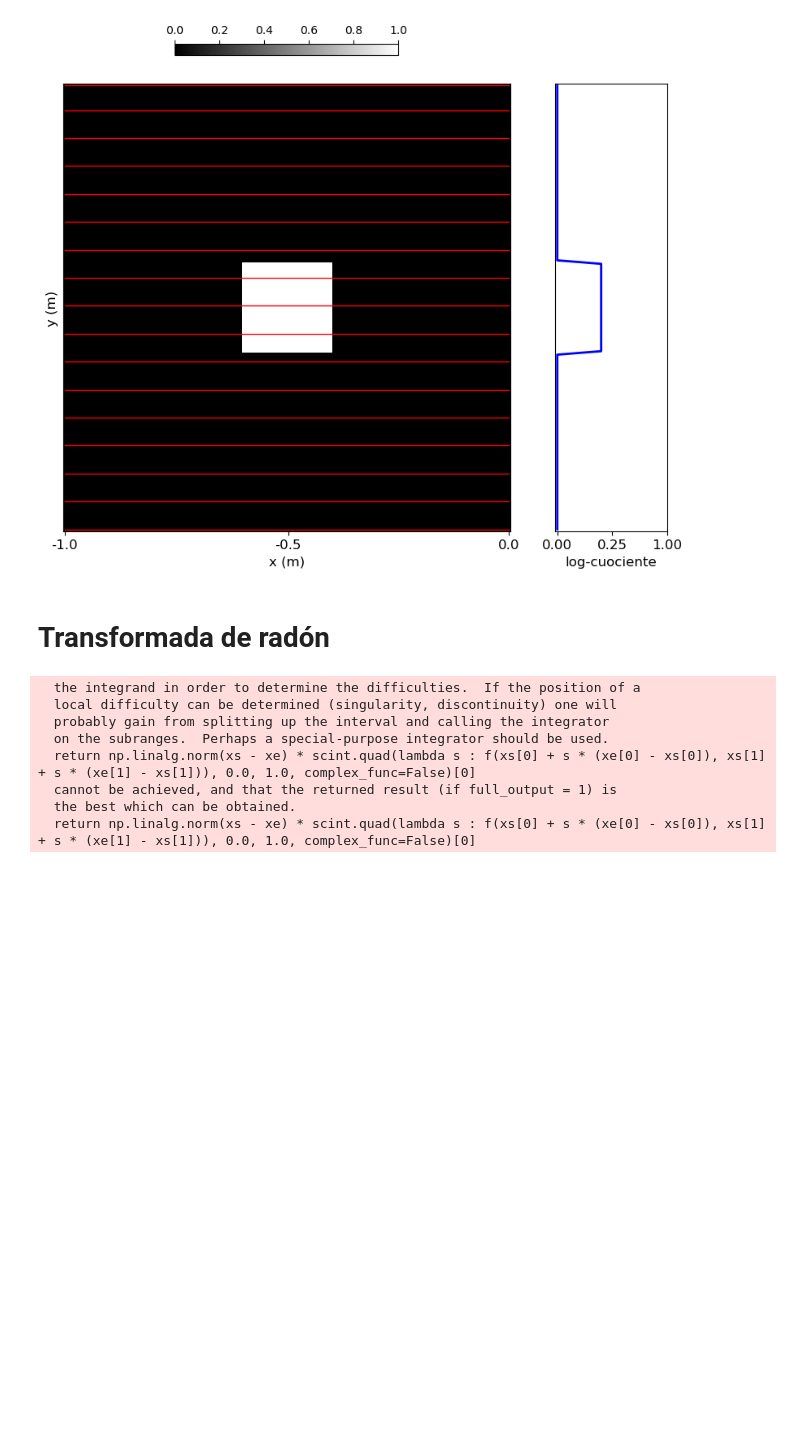
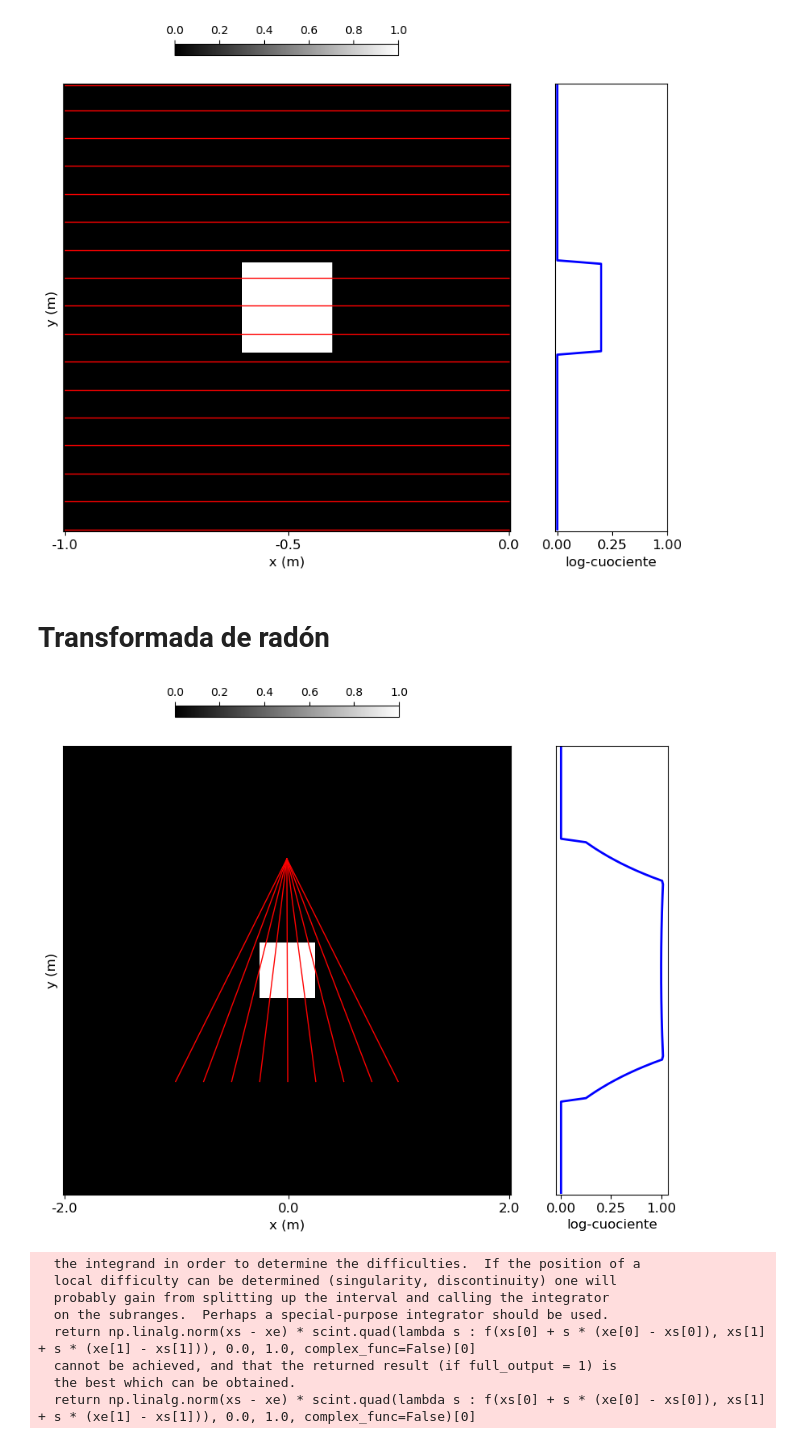
Before and after one commit to JavierBZ/IBM2101, a Jupyter notebook: XRays+CT.ipynb, the cells around one changed output. Drawn from its saved outputs; the diff is of its cells as text; code cells hidden in the pictures; blank space fills up the shorter version.

```diff
--- a/XRays+CT.ipynb
+++ b/XRays+CT.ipynb
@@ -126,54 +126,56 @@ num_p = num_x
 num_t = num_x
 
 # spatial coordinates
-px = None
-py = None
-[ mx, my ] = None
+px = np.linspace(-2.,2.,num_x)
+py = np.linspace(-2.,2.,num_x)
+[ mx, my ] = np.meshgrid(px,py)
 
 # radon coordinates
-pp = None
-pt = None
+pp = np.linspace(-1.,1.,num_p)
+pt = np.linspace(0,2*np.pi,num_t)
 ct = 180 / np.pi
 
 [ mp, mtheta ] = np.meshgrid(pp, pt)
-# %%
-def circle(x, y):
-    return None
-
-def square(x,y):
-    return None
+# %%
+def circle(x, y):
+    return np.where(x**2 + y**2 <=1,1.0,0.0)
+
+def square(x,y):
+    return np.where(np.maximum(np.abs(x),np.abs(y)) <= 0.25,1.0,0.0)
 # %%
 f = square
 
-xs,xe = None
+xs,xe = ( np.array([ [0.0, 1.] for _y in np.linspace(-1,1,num_x)]), np.array([ [_x, -1.] for _x in np.linspace(-1,1,num_x)]))
 
 Rf = np.array([ integrate_segment_2d(f, xs[i], xe[i]) for i in range(xs.shape[0])])
 
 # indices for plotting ticks
 pidx = [ I * num_x // 2 for I in range(2) ] + [ num_x - 1 ]
 # indices for plotting paths
 N_rays = 8 # número de rayos a visualizar
 ridx = [ I * num_x // N_rays for I in range(N_rays) ] + [ num_x - 1 ]
 
 # DENSITY AND XRAY
 #   Taken from: https://matplotlib.org/stable/gallery/lines_bars_and_markers/scatter_hist.html
 fig = plt.figure(figsize=(8, 8), layout='constrained')
 ax = fig.add_gridspec(top=1.00, right=0.75).subplots()
 ax.set(aspect=1)
 ax_side = ax.inset_axes([1.1, 0, 0.25, 1], sharey=ax)
 
 ax_im = ax.imshow(f(mx, my), origin='lower', vmin=0.0, cmap='gray')
 for I in ridx:
     ax.plot((x_coord_to_index(xs[I][0]),x_coord_to_index(xe[I][0])), (y_coord_to_index(xs[I][1]),y_coord_to_index(xe[I][1])), color='r', linewidth=1, zorder=+5)
 ax.set_xticks(pidx, labels=[ '{:.1f}'.format(_x) for _x in px[pidx] ], fontsize=12)
 ax.set_yticks(pidx, labels=[ '{:.1f}'.format(_y) for _y in py[pidx] ], fontsize=12)
 ax.set_xlabel('x (m)', fontsize=12)
 ax.set_ylabel('y (m)', fontsize=12)
 plt.colorbar(ax_im, shrink=0.5, orientation='horizontal', ticklocation='top', location='top')
 
 ax_side.plot(Rf, range(num_x), color='b', linewidth=2)
 ax_side.set_yticks([])
 ax_side.set_xticks(ticks=[0.00, 0.25, 0.50], labels=[ '0.00', '0.25', '1.00' ], fontsize=12)
 ax_side.set_xlabel('log-cuociente', fontsize=12)
 
 plt.show()
+# %% [output]
+[figure, added]
```
Also changed, not shown: parts of 5 cells of this notebook.
